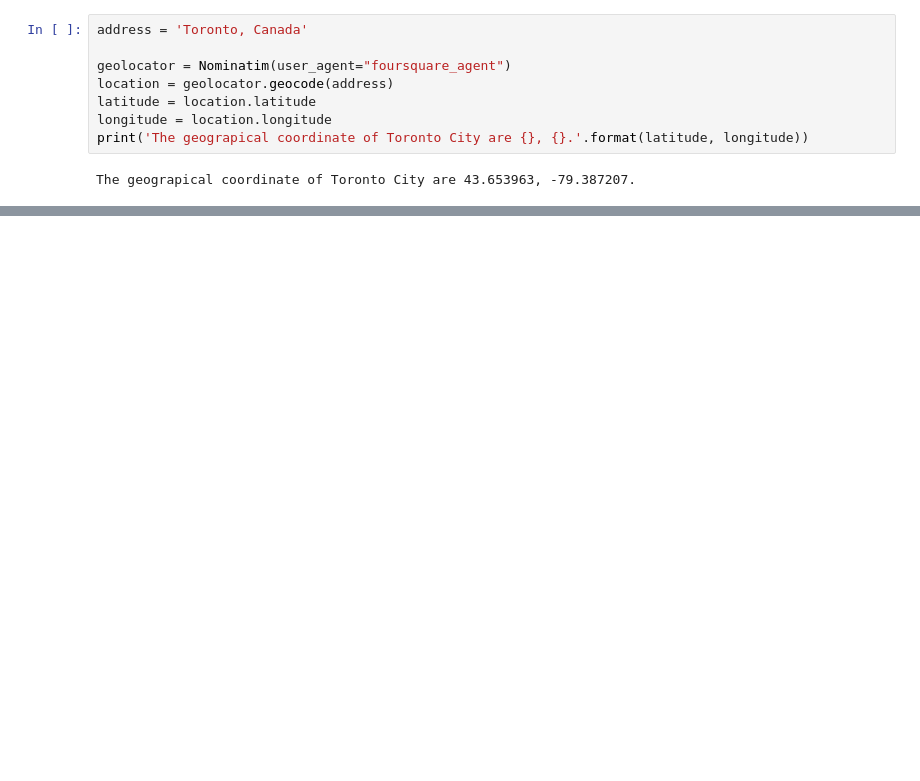
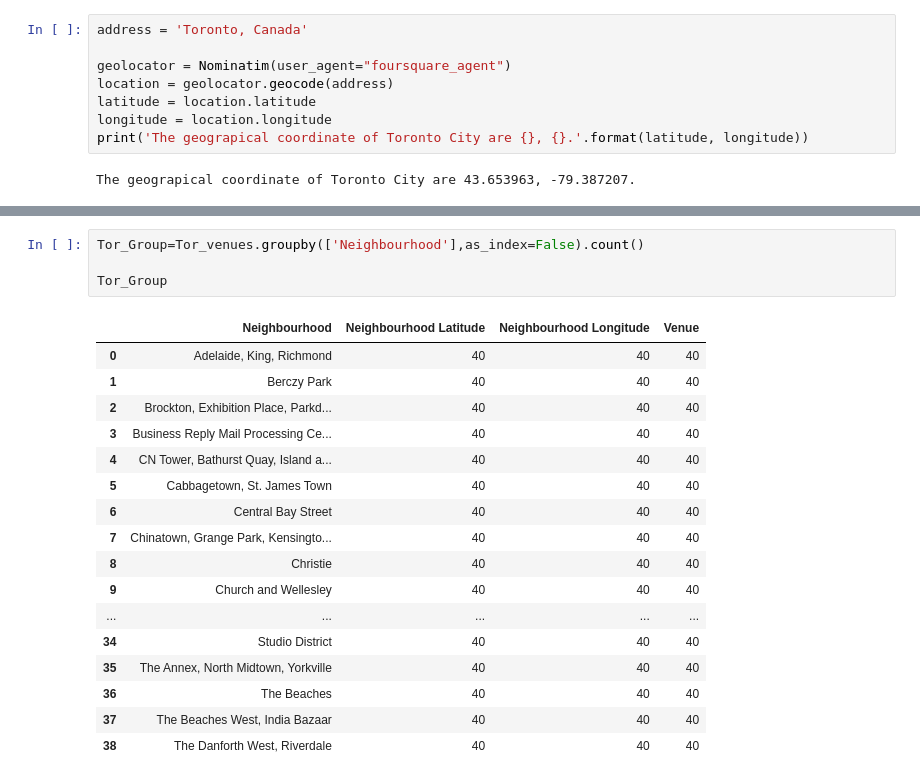
Before and after one commit to AnanthSG/Coursera_Capstone, a Jupyter notebook: Capstone- Toronto_CLUSTERING.ipynb, the cells around one changed output, grey strips where cells are left out. Saved outputs shown, nothing was run; the diff lists cells and outputs as text; blank space fills up the shorter version.

```diff
--- a/Capstone- Toronto_CLUSTERING.ipynb
+++ b/Capstone- Toronto_CLUSTERING.ipynb
@@ -196,0 +321,22 @@ map_tor
+# %%
+Tor_Group=Tor_venues.groupby(['Neighbourhood'],as_index=False).count()
+
+Tor_Group
+# %% [output]
+|  | Neighbourhood | Neighbourhood Latitude | Neighbourhood Longitude | Venue |
+| 0 | Adelaide, King, Richmond | 40 | 40 | 40 |
+| 1 | Berczy Park | 40 | 40 | 40 |
+| 2 | Brockton, Exhibition Place, Parkd... | 40 | 40 | 40 |
+| 3 | Business Reply Mail Processing Ce... | 40 | 40 | 40 |
+| 4 | CN Tower, Bathurst Quay, Island a... | 40 | 40 | 40 |
+| 5 | Cabbagetown, St. James Town | 40 | 40 | 40 |
+| 6 | Central Bay Street | 40 | 40 | 40 |
+| 7 | Chinatown, Grange Park, Kensingto... | 40 | 40 | 40 |
+| 8 | Christie | 40 | 40 | 40 |
+| 9 | Church and Wellesley | 40 | 40 | 40 |
+| ... | ... | ... | ... | ... |
+| 34 | Studio District | 40 | 40 | 40 |
+| 35 | The Annex, North Midtown, Yorkville | 40 | 40 | 40 |
+| 36 | The Beaches | 40 | 40 | 40 |
+| 37 | The Beaches West, India Bazaar | 40 | 40 | 40 |
+| 38 | The Danforth West, Riverdale | 40 | 40 | 40 |
```
Also changed, not shown: parts of 19 cells of this notebook.
